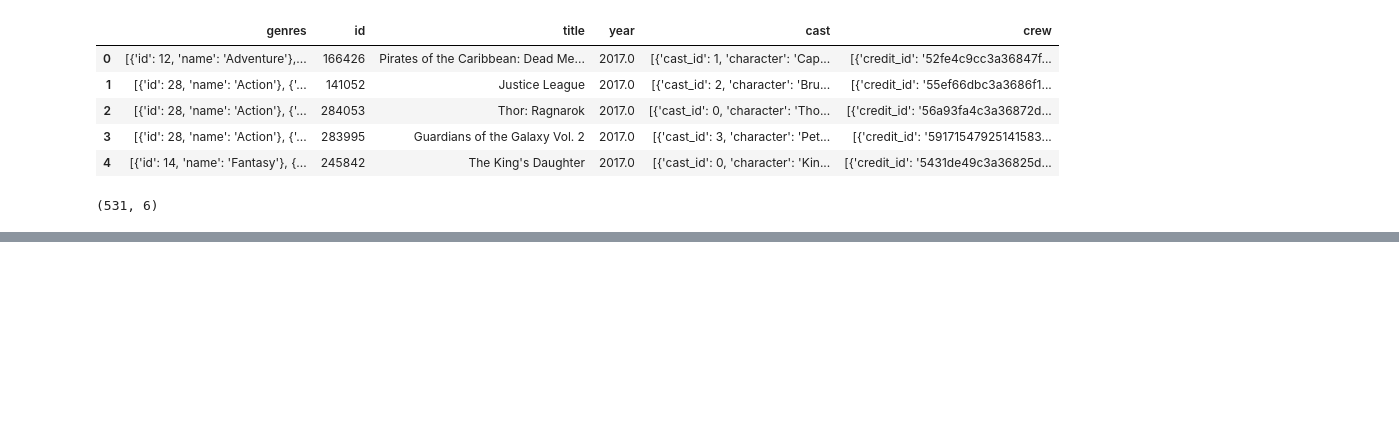
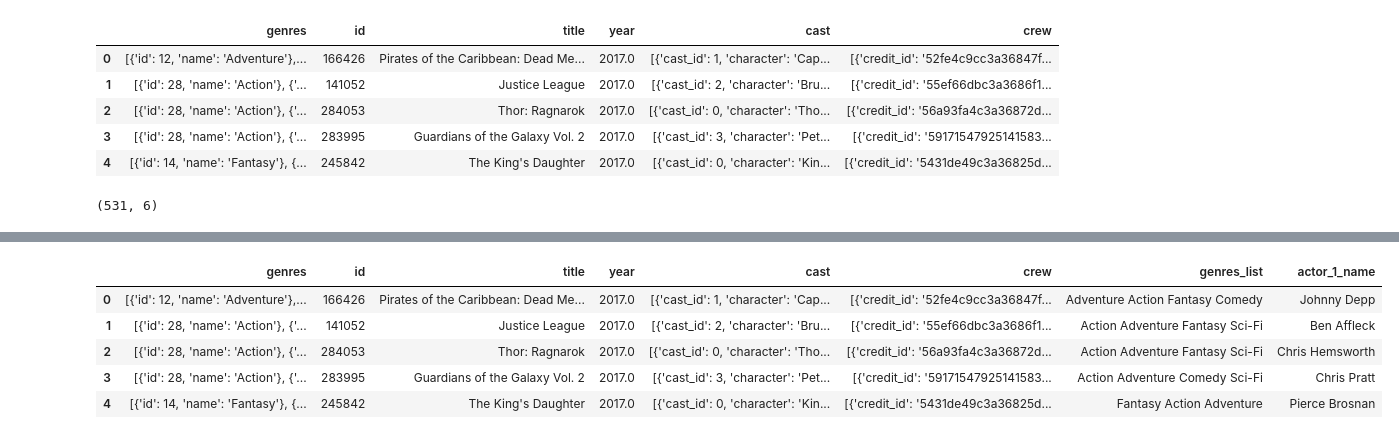
Before and after one commit to swapn652/Movies-and-Video-Games-Recommender-System, a Jupyter notebook: credits_data.ipynb, the cells around one changed output, grey strips where cells are left out. Cells and saved outputs as stored; diff of their text form; code cells hidden in the pictures; blank space fills up the shorter version.

```diff
--- a/credits_data.ipynb
+++ b/credits_data.ipynb
@@ -92,0 +125,16 @@ data.shape
+# %%
+#extracting indivual genres from the list
+def make_genresList(x):
+    gen = []
+    st = " "
+    for i in x:
+        if i.get('name') == 'Science Fiction':
+            gen.append('Sci-Fi')
+        else:
+            gen.append(i.get('name'))
+    if gen == []:
+        return np.NaN
+    else:
+        return (st.join(gen))
+# %%
+data['genres_list'] = data['genres'].map(lambda x: make_genresList(x))
@@ -92,0 +165,21 @@ data.shape
+# %%
+#extracting information for different actors one by one and putting in a new column in the dataset
+def get_actor_1(x): #passing list as parameter
+    casts = []
+    for i in x: #iterating over list
+        casts.append(i.get('name')) #appending the value with 'name' key
+    if(casts==[]): #return null value if list is empty
+        return np.nan
+    else:
+        return (casts[0])
+# %%
+data['actor_1_name'] = data['cast'].map(lambda x: get_actor_1(x))
+# %%
+data.head(5)
+# %% [output]
+|  | genres | id | title | year | cast | crew | genres_list | actor_1_name |
+| 0 | [{'id': 12, 'name': 'Adventure'},... | 166426 | Pirates of the Caribbean: Dead Me... | 2017.0 | [{'cast_id': 1, 'character': 'Cap... | [{'credit_id': '52fe4c9cc3a36847f... | Adventure Action Fantasy Comedy | Johnny Depp |
+| 1 | [{'id': 28, 'name': 'Action'}, {'... | 141052 | Justice League | 2017.0 | [{'cast_id': 2, 'character': 'Bru... | [{'credit_id': '55ef66dbc3a3686f1... | Action Adventure Fantasy Sci-Fi | Ben Affleck |
+| 2 | [{'id': 28, 'name': 'Action'}, {'... | 284053 | Thor: Ragnarok | 2017.0 | [{'cast_id': 0, 'character': 'Tho... | [{'credit_id': '56a93fa4c3a36872d... | Action Adventure Fantasy Sci-Fi | Chris Hemsworth |
+| 3 | [{'id': 28, 'name': 'Action'}, {'... | 283995 | Guardians of the Galaxy Vol. 2 | 2017.0 | [{'cast_id': 3, 'character': 'Pet... | [{'credit_id': '59171547925141583... | Action Adventure Comedy Sci-Fi | Chris Pratt |
+| 4 | [{'id': 14, 'name': 'Fantasy'}, {... | 245842 | The King's Daughter | 2017.0 | [{'cast_id': 0, 'character': 'Kin... | [{'credit_id': '5431de49c3a36825d... | Fantasy Action Adventure | Pierce Brosnan |
```
Also changed, not shown: parts of 29 cells of this notebook, 1 other file.
